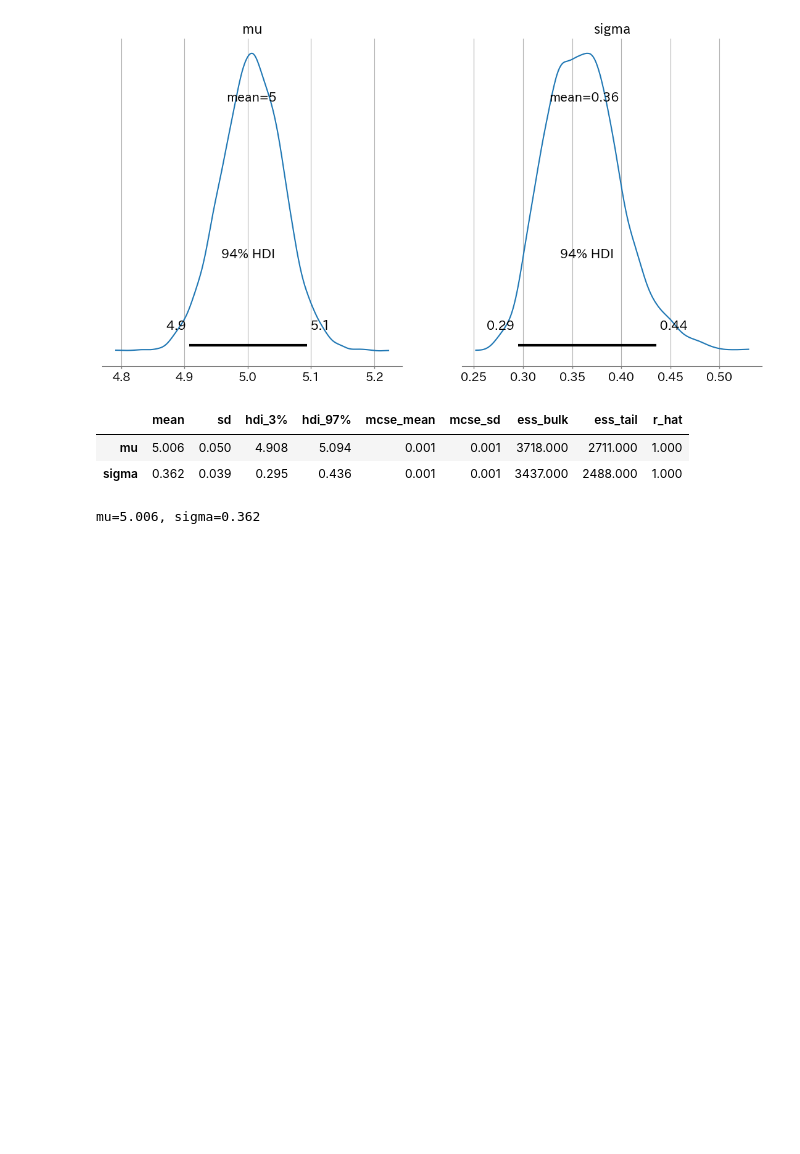
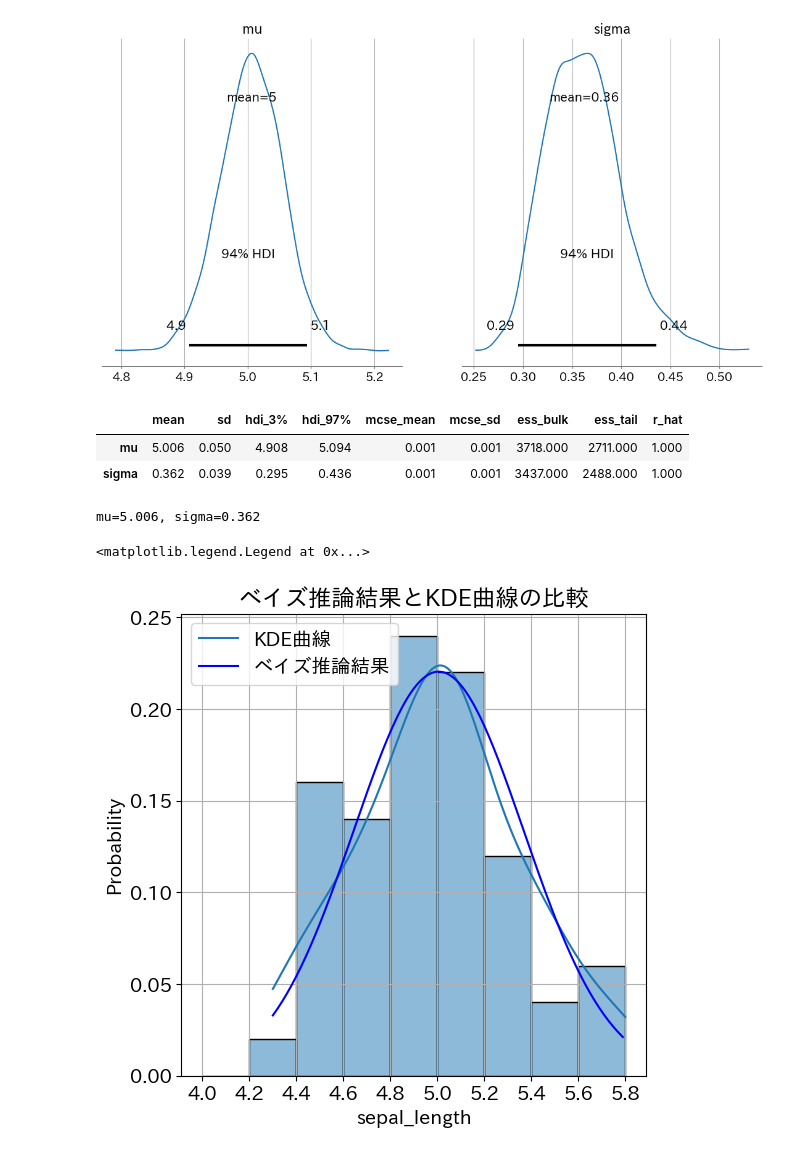
Before and after one commit to maton369/Bayesian_Inference_Practice, a Jupyter notebook: 5_1_データ分布のベイズ推論.ipynb, the cells around one changed output. Cells and saved outputs as stored; diff of their text form; code cells hidden in the pictures; blank space fills up the shorter version.

```diff
--- a/5_1_データ分布のベイズ推論.ipynb
+++ b/5_1_データ分布のベイズ推論.ipynb
@@ -414,0 +505,80 @@ mu=5.006, sigma=0.362
+# %%
+delta = 0.2
+# ヒストグラムのビン幅を delta として設定
+# ------------------------------------------------------------
+# ヒストグラムは「各ビン区間内に落ちる確率（あるいは頻度）」を描画する。
+# ビン幅を delta に固定すると、
+#   ・ビン幅が広いほど滑らかになるが情報が粗くなる
+#   ・ビン幅が狭いほど細かくなるがノイズが増える
+# といったトレードオフがある。
+# ここでは 0.2 という幅で、sepal_length (4〜6 付近) の分布を
+# 過不足なく表現できるようにしている。
+bins = np.arange(4.0, 6.0, delta)
+
+# 図と Axes を用意
+fig, ax = plt.subplots()
+
+# setosa の sepal_length のヒストグラム＋KDE を描画
+# ------------------------------------------------------------
+# sns.histplot(..., stat='probability') としている点が重要で、
+# ヒストグラムの「高さ」が
+#   ・単なる度数（count）ではなく
+#   ・確率（各ビンに入る確率質量）
+# になるように正規化されている。
+#
+# そのため、
+#   ・各ビンの高さ ≒ P(そのビンに入る)
+#   ・全ビンの高さの和 ≒ 1
+# という関係が成り立ち、後で重ねるベイズ推論結果（正規分布）の
+# PDF と比較しやすくなる。
+sns.histplot(
+    df1,
+    ax=ax,
+    x="sepal_length",
+    bins=bins,
+    kde=True,  # KDE（カーネル密度推定）による滑らかな近似曲線も表示
+    stat="probability",  # ヒストグラムの縦軸を「確率」に正規化
+)
+
+# histplot が内部で描画した KDE 曲線（折れ線）の Line2D を取り出し，
+# 凡例ラベルを設定する。
+# KDE は非パラメトリックな手法であり，
+# 「データそのものから滑らかな密度関数を推定したもの」として，
+# ベイズ推論による parametric モデル（正規分布）と対比できる。
+ax.get_lines()[0].set_label("KDE曲線")
+
+# x 軸の目盛り位置をビン境界に揃えることで，
+# 「どのビンがどの区間を表しているか」が視覚的に分かりやすくなる。
+ax.set_xticks(bins)
+
+# ベイズ推論で得た正規分布モデルの PDF を重ね描き
+# ------------------------------------------------------------
+# y_list は「連続密度 f(x)」である一方，
+# ヒストグラムの縦軸は「各ビン区間の確率質量 P(bin)」になっている。
+#
+# 連続密度 f(x) と離散ビン確率 P(bin) を同じスケールで比較するには，
+# おおよそ
+#   P(bin) ≈ f(x) * (ビン幅)
+# という関係（区分求積・台形近似）を使う。
+#
+# したがって，ここで y_list * delta としているのは，
+# 「連続密度 f(x) を，幅 delta のビンに対応する確率質量に変換している」
+# という意味を持つ。
+# こうすることで，
+#   ・ヒストグラム（確率質量の棒）
+#   ・KDE（データ駆動の密度推定）
+#   ・ベイズ推論で得た正規分布モデル（parametric な密度）
+# を同じ縦軸スケールで比較できる。
+ax.plot(
+    x_list, y_list * delta, c="b", label="ベイズ推論結果"  # PDF → ビン確率質量への変換
+)
+
+# グラフタイトル：ベイズ推論で得た parametric モデルと，
+# KDE による non-parametric な推定を比較していることを明示。
+ax.set_title("ベイズ推論結果とKDE曲線の比較")
+
+# 凡例表示
+plt.legend()
+# %% [output]
+<matplotlib.legend.Legend at 0x...>
+[figure, added]
```
Also changed, not shown: parts of 2 cells of this notebook.
